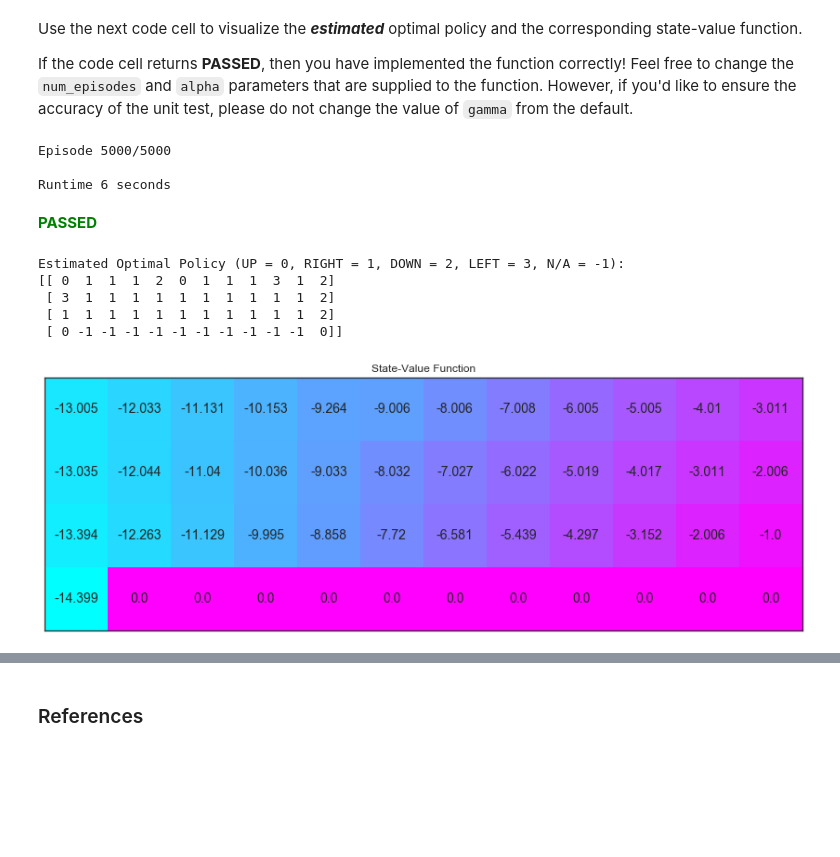
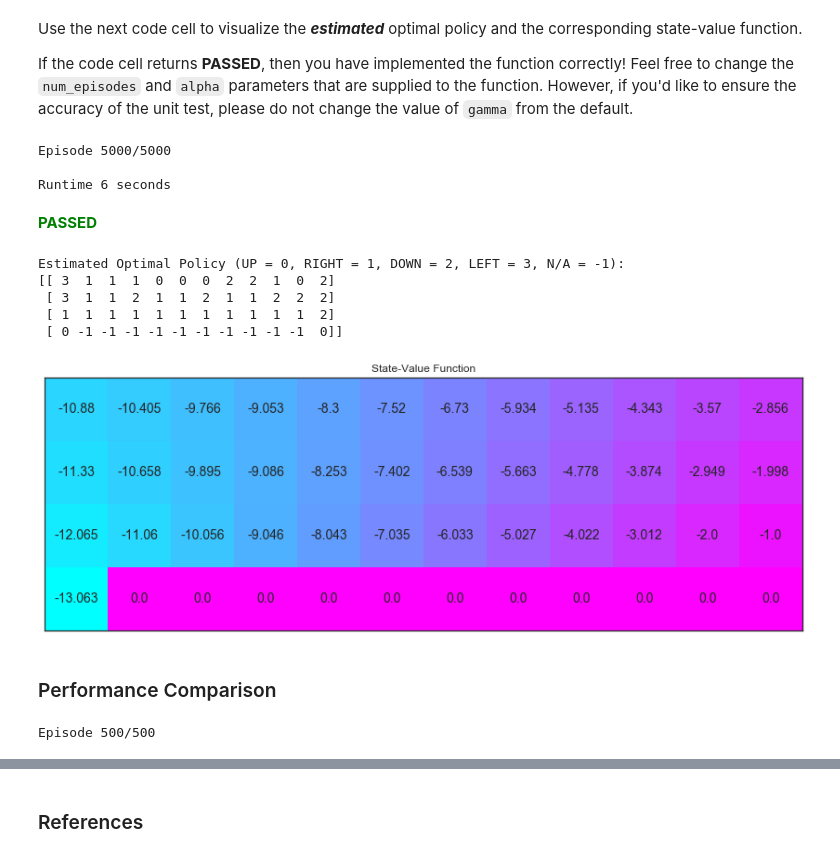
Before and after one commit to ekaakurniawan/DRLND, a Jupyter notebook: assignments/P1-Intro/L7-Temporal-Difference/Temporal_Difference.ipynb, the cells around one changed output, grey strips where cells are left out. Saved outputs shown, nothing was run; the diff lists cells and outputs as text; code cells hidden in the pictures; blank space fills up the shorter version.

Commit message:
P1-L7 Temporal Difference: Performance Comparison - Compare performance for the three algorithms

```diff
--- a/assignments/P1-Intro/L7-Temporal-Difference/Temporal_Difference.ipynb
+++ b/assignments/P1-Intro/L7-Temporal-Difference/Temporal_Difference.ipynb
@@ -178,7 +179,7 @@ If the code cell returns **PASSED**, then you have implemented the function corr
 # obtain the estimated optimal policy and corresponding action-value function
 num_episodes = 5000 # 5000
 tic = time.time()
-Q_sarsa = sarsa(env, num_episodes, alpha=.01)
+Q_sarsa, _ = sarsa(env, num_episodes, alpha=0.01)
 toc = time.time()
 print('\n\nRuntime %d seconds' % int(toc-tic))
 
@@ -224,9 +225,11 @@ Please complete the function in the code cell below.
 The algorithm for Sarsamax (Q-Learning).`[2]`
 ![algo-sarsamax-q-learning](./images/algo-sarsamax-q-learning.png)
 # %%
-def q_learning(env, num_episodes, alpha, gamma=1.0):
+def q_learning(env, num_episodes, alpha, gamma=1.0, epsilon=0.005):
     # initialize empty dictionary of arrays
     Q = defaultdict(lambda: np.zeros(env.nA))
+    # initialize performance monitor
+    sum_of_rewards = [0.0] * num_episodes
     # loop over episodes
     for i_episode in range(1, num_episodes+1):
         # monitor progress
@@ -235,7 +238,6 @@ def q_learning(env, num_episodes, alpha, gamma=1.0):
             sys.stdout.flush()
 
         ## TODO: complete the function
-        epsilon = 1.0 / i_episode
         # observe S_0
         state = env.reset()
         while(True):
@@ -243,6 +245,7 @@ def q_learning(env, num_episodes, alpha, gamma=1.0):
             action = generate_action_from_epsilon_greedy(Q, epsilon, state)
             # take action A_t and observe R_t+1, S_t+1
             next_state, reward, done, info = env.step(action)
+            sum_of_rewards[i_episode-1] += reward
             # update Q-table
             Q[state][action] += alpha * (reward +
                                          (gamma * max(Q[next_state])) -
@@ -253,7 +256,7 @@ def q_learning(env, num_episodes, alpha, gamma=1.0):
             if done:
                 break
 
-    return Q
+    return Q, sum_of_rewards
 # %% [markdown]
 Use the next code cell to visualize the **_estimated_** optimal policy and the corresponding state-value function.
 
@@ -262,7 +265,7 @@ If the code cell returns **PASSED**, then you have implemented the function corr
 # obtain the estimated optimal policy and corresponding action-value function
 num_episodes = 5000 # 5000
 tic = time.time()
-Q_sarsamax = q_learning(env, num_episodes, .01)
+Q_sarsamax, _ = q_learning(env, num_episodes, alpha=0.01)
 toc = time.time()
 print('\n\nRuntime %d seconds' % int(toc-tic))
 
@@ -306,9 +309,11 @@ Please complete the function in the code cell below.
 The algorithm for Expected Sarsa.`[2]`
 ![algo-expected-sarsa](./images/algo-expected-sarsa.png)
 # %%
-def expected_sarsa(env, num_episodes, alpha, gamma=1.0):
+def expected_sarsa(env, num_episodes, alpha, gamma=1.0, epsilon=0.005):
     # initialize empty dictionary of arrays
     Q = defaultdict(lambda: np.zeros(env.nA))
+    # initialize performance monitor
+    sum_of_rewards = [0.0] * num_episodes
     # loop over episodes
     for i_episode in range(1, num_episodes+1):
         # monitor progress
@@ -317,7 +322,6 @@ def expected_sarsa(env, num_episodes, alpha, gamma=1.0):
             sys.stdout.flush()
 
         ## TODO: complete the function
-        epsilon = 0.005 # 1.0 / i_episode
         # observe S_0
         state = env.reset()
         while(True):
@@ -325,6 +329,7 @@ def expected_sarsa(env, num_episodes, alpha, gamma=1.0):
             action = generate_action_from_epsilon_greedy(Q, epsilon, state)
             # take action A_t and observe R_t+1, S_t+1
             next_state, reward, done, info = env.step(action)
+            sum_of_rewards[i_episode-1] += reward
             # update Q-table
             policy = generate_policy_from_epsilon_greedy(Q, epsilon, next_state)
             Q[state][action] += alpha * (reward +
@@ -336,7 +341,7 @@ def expected_sarsa(env, num_episodes, alpha, gamma=1.0):
             if done:
                 break
 
-    return Q
+    return Q, sum_of_rewards
 # %% [markdown]
 Use the next code cell to visualize the **_estimated_** optimal policy and the corresponding state-value function.
 
@@ -344,27 +349,40 @@ If the code cell returns **PASSED**, then you have implemented the function corr
 # %%
 # obtain the estimated optimal policy and corresponding action-value function
 num_episodes = 5000 # 10000
 tic = time.time()
-Q_expsarsa = expected_sarsa(env, num_episodes, 1)
+Q_expsarsa, _ = expected_sarsa(env, num_episodes, alpha=0.01)
 toc = time.time()
 print('\n\nRuntime %d seconds' % int(toc-tic))
 
 # print the estimated optimal policy
 policy_expsarsa = np.array([np.argmax(Q_expsarsa[key]) if key in Q_expsarsa else -1 for key in np.arange(48)]).reshape(4,12)
 check_test.run_check('td_control_check', policy_expsarsa)
 print("\nEstimated Optimal Policy (UP = 0, RIGHT = 1, DOWN = 2, LEFT = 3, N/A = -1):")
 print(policy_expsarsa)
 
 # plot the estimated optimal state-value function
 plot_values([np.max(Q_expsarsa[key]) if key in Q_expsarsa else 0 for key in np.arange(48)])
 # %% [output]
 Episode 5000/5000
 
 Runtime 6 seconds
 **<span style="color: green;">PASSED</span>**
 Estimated Optimal Policy (UP = 0, RIGHT = 1, DOWN = 2, LEFT = 3, N/A = -1):
-[[ 0  1  1  1  2  0  1  1  1  3  1  2]
- [ 3  1  1  1  1  1  1  1  1  1  1  2]
+[[ 3  1  1  1  0  0  0  2  2  1  0  2]
+ [ 3  1  1  2  1  1  2  1  1  2  2  2]
  [ 1  1  1  1  1  1  1  1  1  1  1  2]
  [ 0 -1 -1 -1 -1 -1 -1 -1 -1 -1 -1  0]]
-[figure, old version]
+[figure, new version]
+# %% [markdown]
+### Performance Comparison
+# %%
+num_episodes = 500
+alpha = 0.5
+gamma = 1.0
+epsilon = 0.1
+
+_, sum_of_rewards_sarsa = sarsa(env, num_episodes, alpha, gamma, epsilon)
+_, sum_of_rewards_sarsamax = q_learning(env, num_episodes, alpha, gamma, epsilon)
+_, sum_of_rewards_expsarsa = expected_sarsa(env, num_episodes, alpha, gamma, epsilon)
+# %% [output]
+Episode 500/500
```
Also changed, not shown: parts of 5 cells of this notebook.
